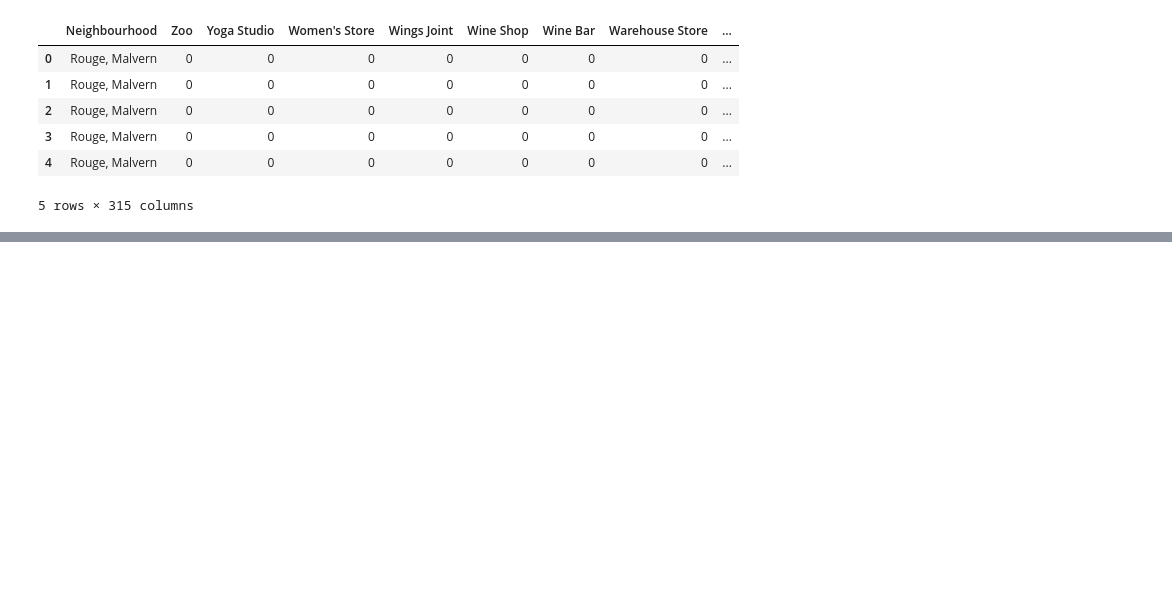
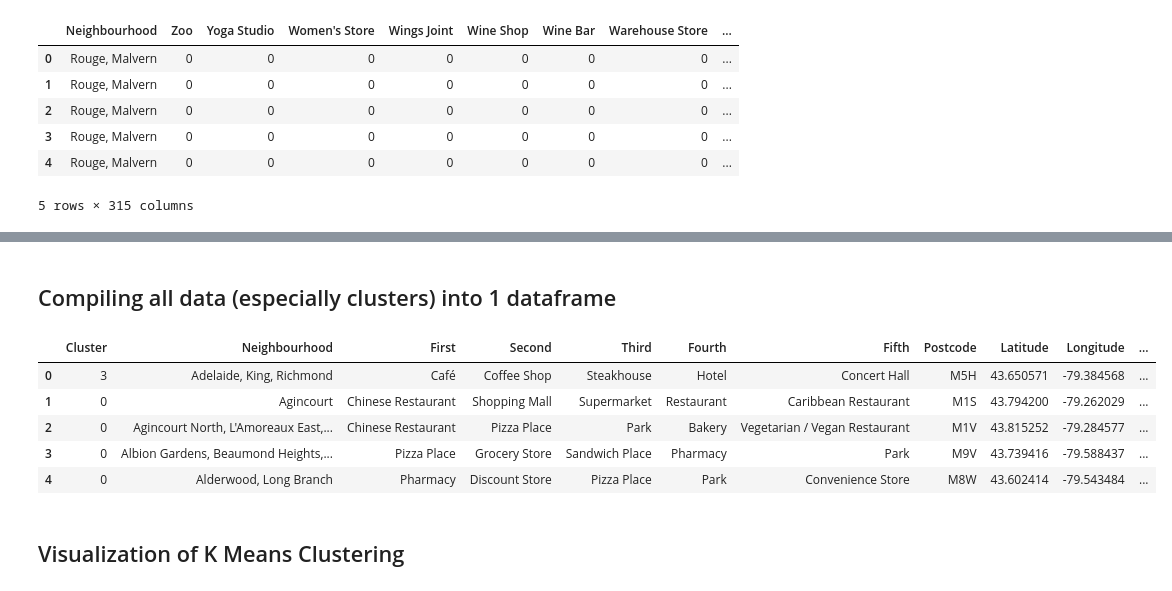
Before and after one commit to lgagne413/Coursera_Capstone, a Jupyter notebook: Coursera_Capstone_week3.ipynb, the cells around one changed output, grey strips where cells are left out. Drawn from its saved outputs; the diff is of its cells as text; code cells hidden in the pictures; blank space fills up the shorter version.

```diff
--- a/Coursera_Capstone_week3.ipynb
+++ b/Coursera_Capstone_week3.ipynb
@@ -332,0 +337,4 @@ Name: 102, dtype: object
+# %%
+from sklearn.cluster import KMeans
+andf2 = andf.drop('Neighbourhood',1)
+andf2.head()
@@ -332,0 +349,21 @@ Name: 102, dtype: object
+# %%
+k = 5
+kmmodel = KMeans(0,n_clusters = k, random_state = 0 ).fit(andf2)
+labels = kmmodel.labels_
+# %% [markdown]
+## Compiling all data (especially clusters) into 1 dataframe
+# %%
+finaldf=rankedf
+finaldf.insert(0,'Cluster',labels)
+finaldf.head()
+finaldf = finaldf.join(df3.set_index('Neighbourhood'),on='Neighbourhood')
+finaldf.head()
+# %% [output]
+|  | Cluster | Neighbourhood | First | Second | Third | Fourth | Fifth | Postcode | Latitude | Longitude | ... |
+| 0 | 3 | Adelaide, King, Richmond | Café | Coffee Shop | Steakhouse | Hotel | Concert Hall | M5H | 43.650571 | -79.384568 | ... |
+| 1 | 0 | Agincourt | Chinese Restaurant | Shopping Mall | Supermarket | Restaurant | Caribbean Restaurant | M1S | 43.794200 | -79.262029 | ... |
+| 2 | 0 | Agincourt North, L'Amoreaux East,... | Chinese Restaurant | Pizza Place | Park | Bakery | Vegetarian / Vegan Restaurant | M1V | 43.815252 | -79.284577 | ... |
+| 3 | 0 | Albion Gardens, Beaumond Heights,... | Pizza Place | Grocery Store | Sandwich Place | Pharmacy | Park | M9V | 43.739416 | -79.588437 | ... |
+| 4 | 0 | Alderwood, Long Branch | Pharmacy | Discount Store | Pizza Place | Park | Convenience Store | M8W | 43.602414 | -79.543484 | ... |
+# %% [markdown]
+## Visualization of K Means Clustering
```
Also changed, not shown: parts of 22 cells of this notebook.
